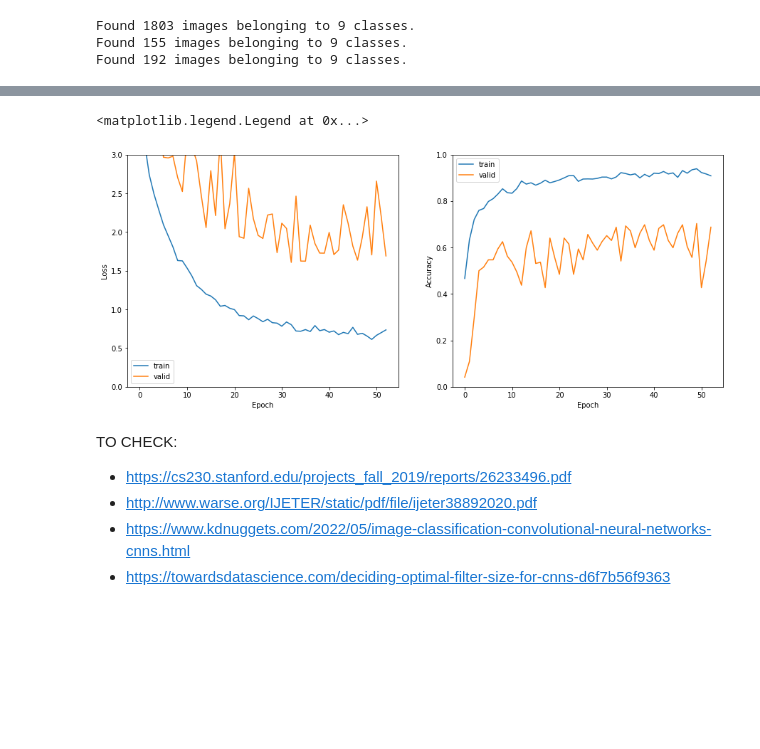
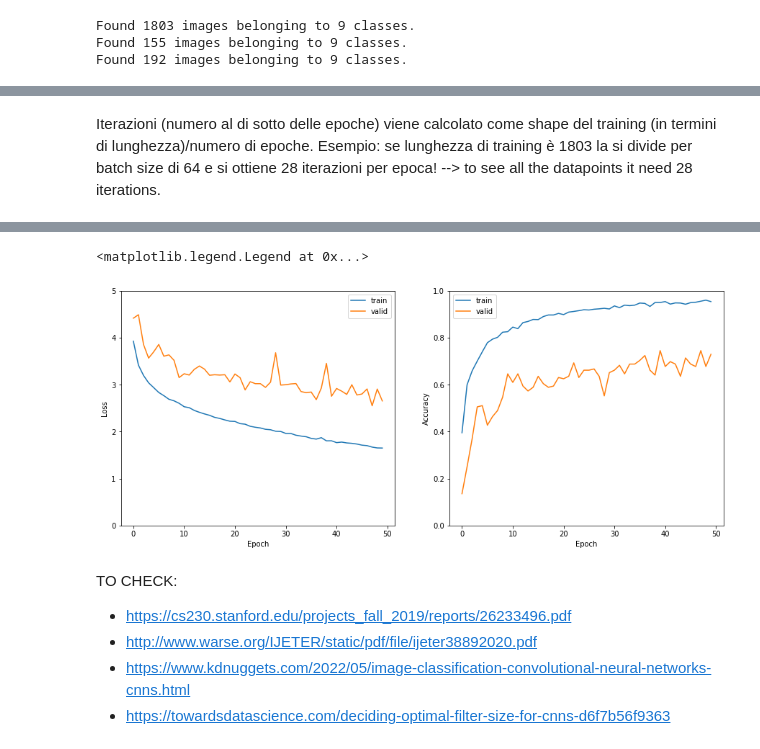
Before and after one commit to alessandro-maccario/DeepLearning-FoodRecognition, a Jupyter notebook: 1_FoDL_Food_Image_Classification_Model_Training_PCA+CNN.ipynb, the cells around one changed output, grey strips where cells are left out. Cells and saved outputs as stored; diff of their text form; code cells hidden in the pictures; blank space fills up the shorter version.

```diff
--- a/1_FoDL_Food_Image_Classification_Model_Training_PCA+CNN.ipynb
+++ b/1_FoDL_Food_Image_Classification_Model_Training_PCA+CNN.ipynb
@@ -1266,27 +1280,27 @@ x = inputs
 
 x = keras.layers.Conv2D(32, 3, padding="same", kernel_initializer="he_uniform", kernel_regularizer=tf.keras.regularizers.l2(0.001))(x)
 x = keras.layers.BatchNormalization()(x)
-x = keras.layers.Activation("LeakyReLU")(x)
+x = keras.layers.Activation("relu")(x)
 x = keras.layers.MaxPooling2D(3, strides=3, padding="same")(x)
 
 x = keras.layers.Conv2D(64, 3, padding="same", kernel_initializer="he_uniform", kernel_regularizer=tf.keras.regularizers.l2(0.001))(x)
 x = keras.layers.BatchNormalization()(x)
-x = keras.layers.Activation("LeakyReLU")(x)
+x = keras.layers.Activation("relu")(x)
 x = keras.layers.MaxPooling2D(3, strides=3, padding="same")(x)
 
 x = keras.layers.Conv2D(128, 3, padding="same", kernel_initializer="he_uniform", kernel_regularizer=tf.keras.regularizers.l2(0.001))(x)
 x = keras.layers.BatchNormalization()(x)
-x = keras.layers.Activation("LeakyReLU")(x)
+x = keras.layers.Activation("relu")(x)
 x = keras.layers.MaxPooling2D(3, strides=3, padding="same")(x)
 
 x = keras.layers.Conv2D(128, 3, padding="same", kernel_initializer="he_uniform", kernel_regularizer=tf.keras.regularizers.l2(0.001))(x)
 x = keras.layers.BatchNormalization()(x)
-x = keras.layers.Activation("LeakyReLU")(x)
+x = keras.layers.Activation("relu")(x)
 x = keras.layers.MaxPooling2D(3, strides=3, padding="same")(x)
 
 x = keras.layers.Conv2D(512, 3, padding="same", kernel_initializer="he_uniform", kernel_regularizer=tf.keras.regularizers.l2(0.001))(x)
 x = keras.layers.BatchNormalization()(x)
-x = keras.layers.Activation("LeakyReLU")(x)
+x = keras.layers.Activation("relu")(x)
 x = keras.layers.GlobalMaxPooling2D()(x)
 
 # ADD FLATTEN LAYER
@@ -1294,10 +1308,12 @@ x = tf.keras.layers.Flatten()(x)
 # ADD DROPOUT LAYER
 x = keras.layers.Dropout(.15)(x)
 
-x = keras.layers.Dense(512, activation="LeakyReLU", kernel_regularizer=tf.keras.regularizers.l2(0.001))(x)
+x = keras.layers.Dense(512, activation="relu", kernel_regularizer=tf.keras.regularizers.l2(0.001))(x)
 
 outputs = keras.layers.Dense(num_classes, activation="softmax", kernel_regularizer=tf.keras.regularizers.l2(0.001))(x)
 
 net_modelV03 = keras.Model(inputs, outputs)
+
+net_modelV03.summary()
 # %% [output]
 [interactive output not drawn]
@@ -1336,6 +1348,9 @@ net_modelV03.compile(loss=keras.losses.categorical_crossentropy,
 # %% [output]
 [interactive output not drawn]
 # %%
+# START COUNTING THE TIME
+start = datetime.datetime.now()
+
 # FIT THE MODEL
 history_modelV03 = net_modelV03.fit(train_generator,
                                     epochs=50,
@@ -1343,5 +1358,9 @@ history_modelV03 = net_modelV03.fit(train_generator,
                                     steps_per_epoch = train_generator.n // train_generator.batch_size,
                                     validation_steps = val_generator.n // val_generator.batch_size, # test_generator
                                     callbacks = [callback])
+
+# STOP COUNTING THE TIME
+end = datetime.datetime.now()
+print("Total execution time with PCA is: ", end-start)
 # %% [output]
 [interactive output not drawn]
@@ -1369,31 +1384,34 @@ Epoch 53/100
+# %% [markdown]
+Iterazioni (numero al di sotto delle epoche) viene calcolato come shape del training (in termini di lunghezza)/numero di epoche.
+Esempio: se lunghezza di training è 1803 la si divide per batch size di 64 e si ottiene 28 iterazioni per epoca! --> to see all the datapoints it need 28 iterations.
 # %%
 # SHOW DIFFERENT TRAINING EPOCHS: USE 40/70/100 TRAINING EPOCHS AND SHOW/COMMENT THE RESULTS!
 # UTILE PER CAPIRE STEPS PER EPOCH AND VALIDATION STEPS: https://datascience.stackexchange.com/questions/47405/what-to-set-in-steps-per-epoch-in-keras-fit-generator
 # %%
 # PLOT THEM TOGETHER
 # Visualization of the learning curves
 plt.figure(figsize=(15,6))
 
 # VISUALIZZIAMO NUOVAMENTE L'OUTPUT IN TERMINI DI LOSS FUNCTION
 plt.subplot(1, 2, 1)
 plt.plot(history_modelV03.history['loss'])
 plt.plot(history_modelV03.history['val_loss'])
-plt.ylim([0.0, 3.0]) # è difficile da dire a priori
+plt.ylim([0.0, 5.0]) # è difficile da dire a priori
 plt.xlabel('Epoch')
 plt.ylabel('Loss')
 plt.legend(['train', 'valid'])
 
 plt.subplot(1, 2, 2)
 plt.plot(history_modelV03.history['accuracy'])
 plt.plot(history_modelV03.history['val_accuracy'])
 plt.ylim([0.0, 1.0]) # 0.5 è il minimo sindacale - dummy classifier fa 50% - fino al massimo 1.
 plt.xlabel('Epoch')
 plt.ylabel('Accuracy')
 plt.legend(['train', 'valid'])
 # %% [output]
 [interactive output not drawn]
 <matplotlib.legend.Legend at 0x...>
-[figure, old version]
+[figure, new version]
 # %% [markdown]
 TO CHECK:
 
```
Also changed, not shown: parts of 83 cells of this notebook, 1 other file.
